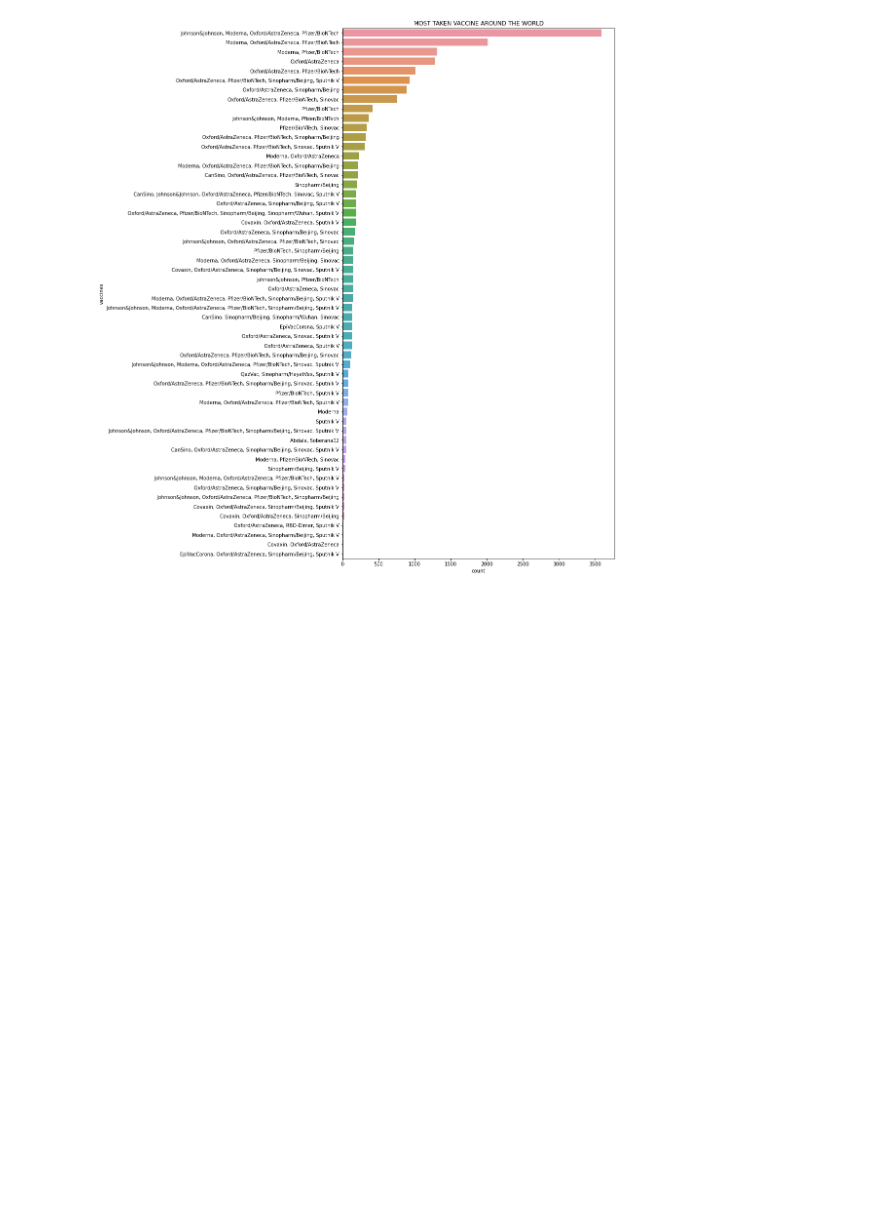
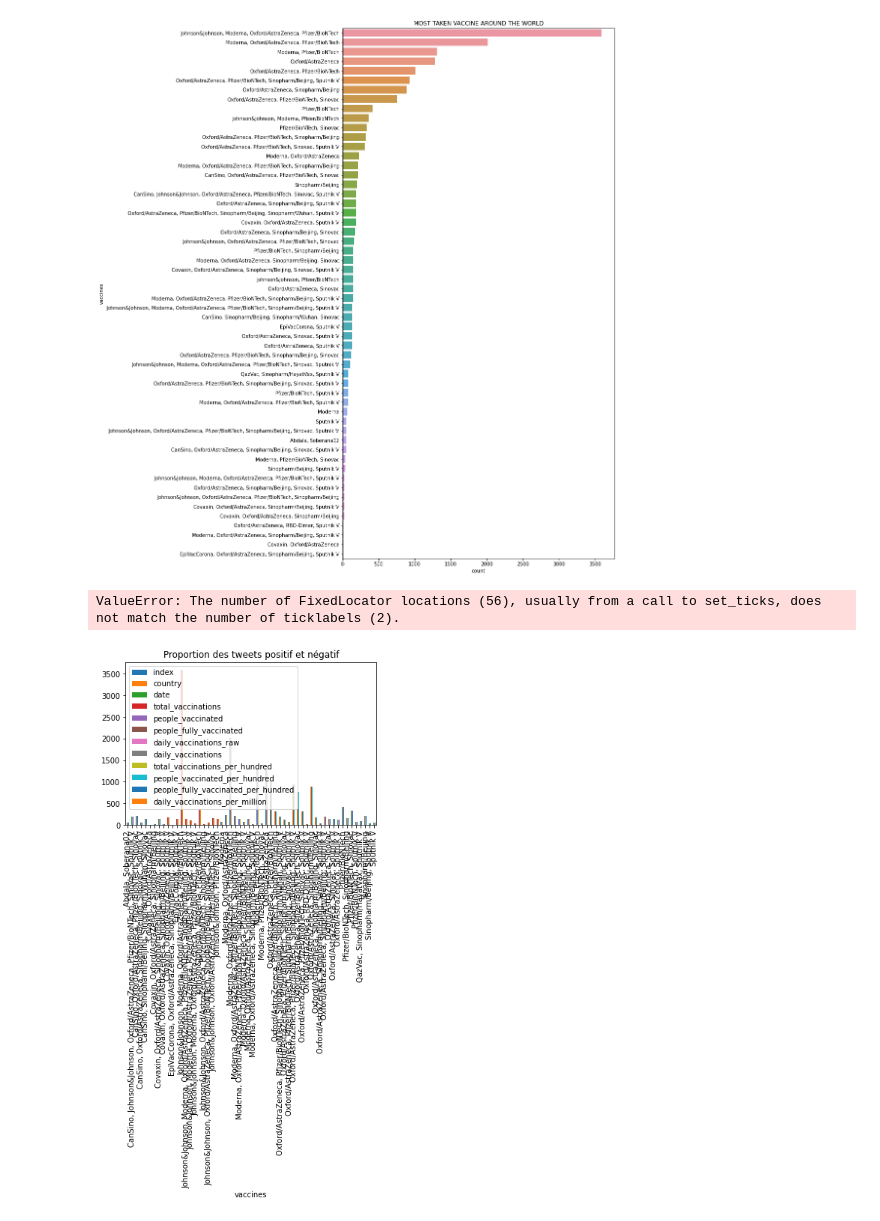
Before and after one commit to Apilas77/machine-learning, a Jupyter notebook: vaccin.ipynb, the cells around one changed output. Cells and saved outputs as stored; diff of their text form; code cells hidden in the pictures; blank space fills up the shorter version.

```diff
--- a/vaccin.ipynb
+++ b/vaccin.ipynb
@@ -220,3 +220,10 @@ sns.countplot(y=vacc_df.vaccines,data=vacc_df,order=order ,orient='h').set(
 plt.show()
 # %% [output]
 [figure]
+# %%
+ax = vacc_df.groupby('vaccines').count().plot(kind='bar', title='Proportion des tweets positif et négatif',legend=True)
+ax.set_xticklabels(['Negatif','Positif'], rotation=0)
+text, sentiment = list(vacc_df['country']), list(vacc_df['vaccines'])
+# %% [output]
+ValueError: The number of FixedLocator locations (56), usually from a call to set_ticks, does not match the number of ticklabels (2).
+[figure, added]
```
Also changed, not shown: parts of 5 cells of this notebook.
